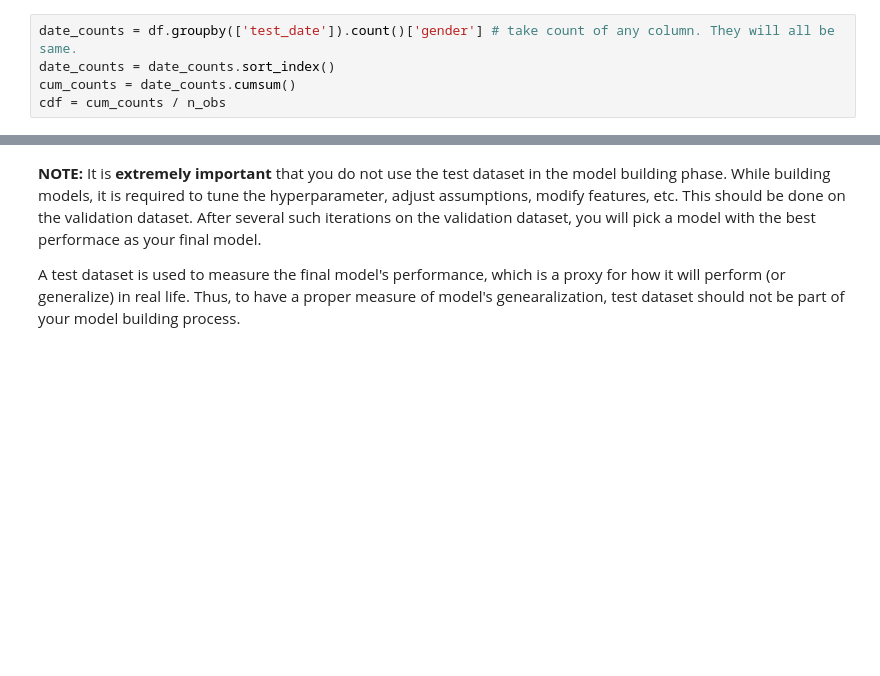
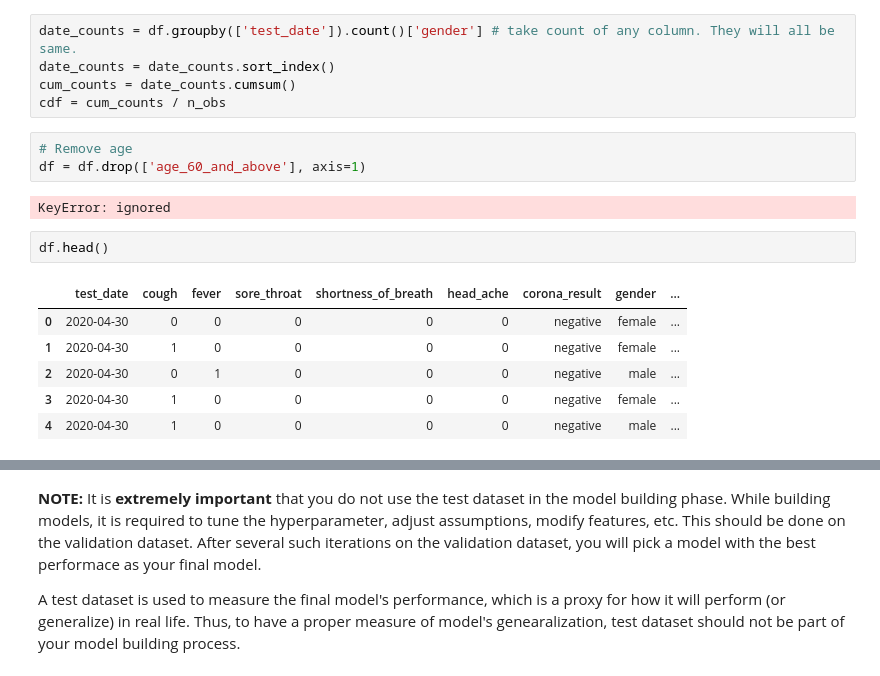
Before and after one commit to bbc/apprenticeship-covid-hack, a Jupyter notebook: notebooks/EM_COVID_diagnosis_hackathon.ipynb, the cells around one changed output, grey strips where cells are left out. Cells and saved outputs as stored; diff of their text form; blank space fills up the shorter version.

```diff
--- a/notebooks/EM_COVID_diagnosis_hackathon.ipynb
+++ b/notebooks/EM_COVID_diagnosis_hackathon.ipynb
@@ -116,4 +139,18 @@ date_counts = df.groupby(['test_date']).count()['gender'] # take count of any co
 date_counts = date_counts.sort_index()
 cum_counts = date_counts.cumsum()
 cdf = cum_counts / n_obs
+# %%
+# Remove age
+df = df.drop(['age_60_and_above'], axis=1)
+# %% [output]
+KeyError: ignored
+# %%
+df.head()
+# %% [output]
+|  | test_date | cough | fever | sore_throat | shortness_of_breath | head_ache | corona_result | gender | ... |
+| 0 | 2020-04-30 | 0 | 0 | 0 | 0 | 0 | negative | female | ... |
+| 1 | 2020-04-30 | 1 | 0 | 0 | 0 | 0 | negative | female | ... |
+| 2 | 2020-04-30 | 0 | 1 | 0 | 0 | 0 | negative | male | ... |
+| 3 | 2020-04-30 | 1 | 0 | 0 | 0 | 0 | negative | female | ... |
+| 4 | 2020-04-30 | 1 | 0 | 0 | 0 | 0 | negative | male | ... |
 # %%
```
Also changed, not shown: parts of 42 cells of this notebook.
